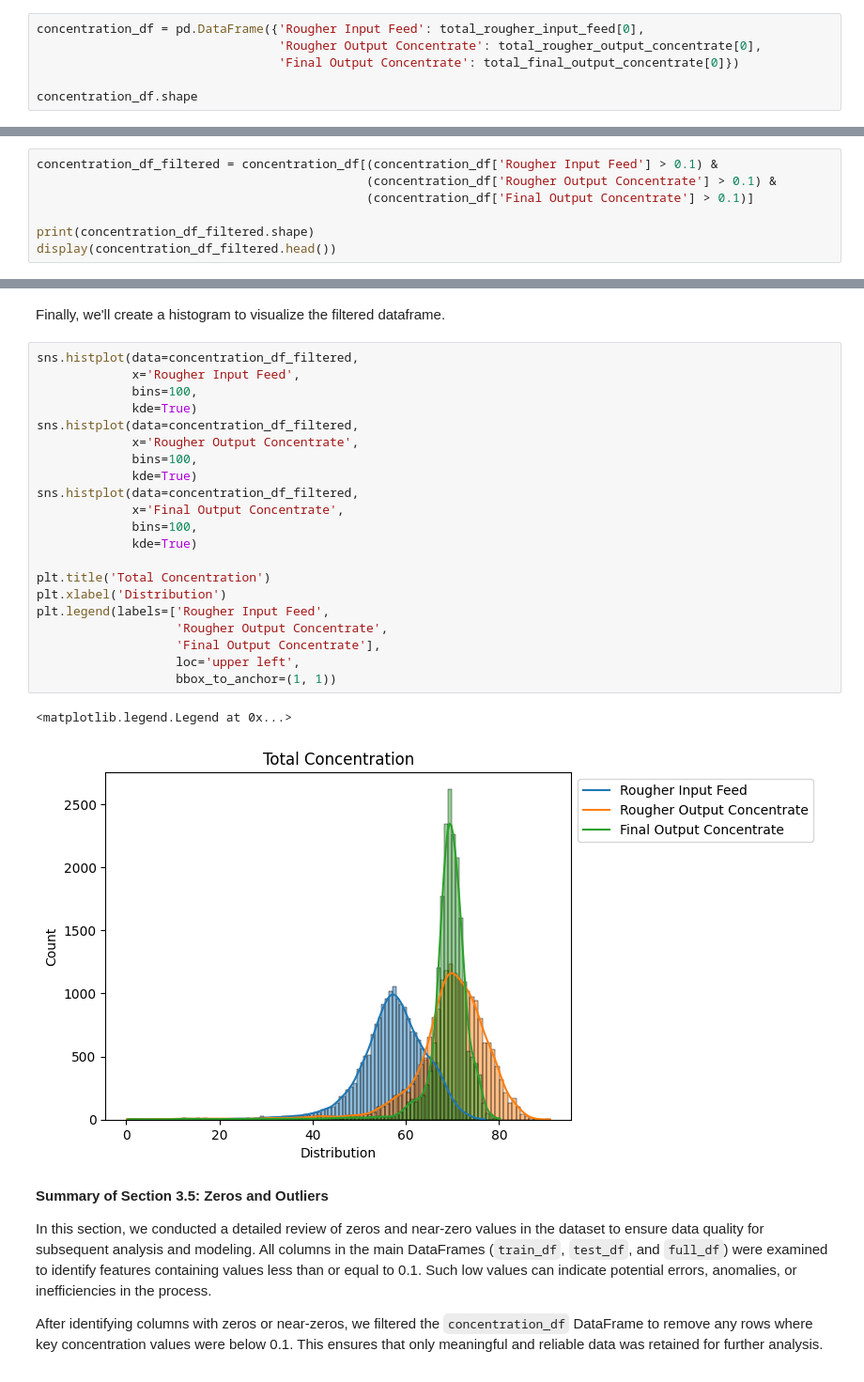
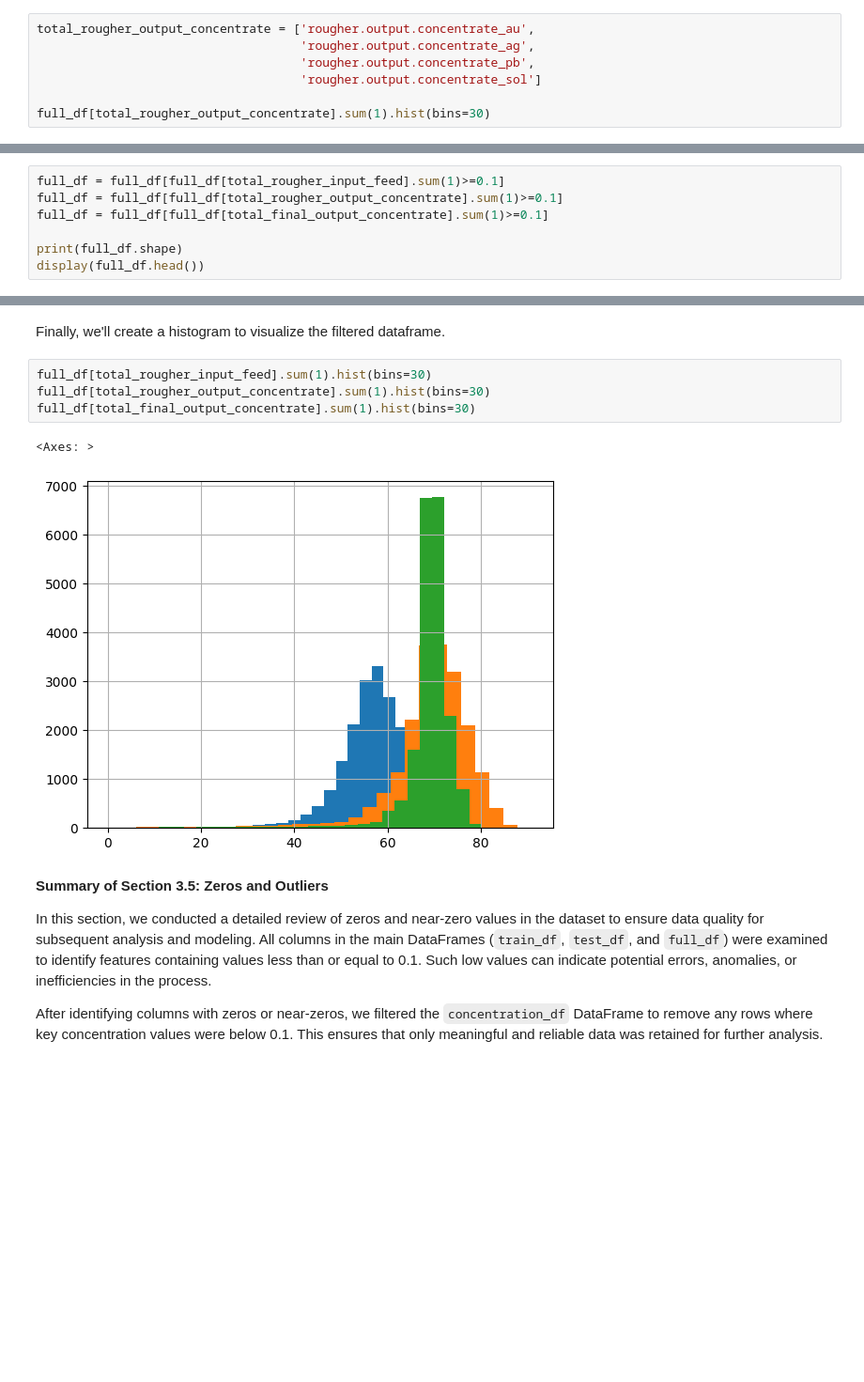
Before and after one commit to Vyncent-vdW/sprint_ten_gold_mining_project, a Jupyter notebook: sprint_ten_gold_mining_project_nb.ipynb, the cells around one changed output, grey strips where cells are left out. Shown at 94% size. Drawn from its saved outputs; the diff is of its cells as text; blank space fills up the shorter version.

```diff
--- a/sprint_ten_gold_mining_project_nb.ipynb
+++ b/sprint_ten_gold_mining_project_nb.ipynb
@@ -2607,7 +2605,8 @@ total_final_output_concentrate = [full_df['final.output.concentrate_au']
 # %%
-concentration_df = pd.DataFrame({'Rougher Input Feed': total_rougher_input_feed[0],
-                                 'Rougher Output Concentrate': total_rougher_output_concentrate[0],
-                                 'Final Output Concentrate': total_final_output_concentrate[0]})
+total_rougher_output_concentrate = ['rougher.output.concentrate_au',
+                                    'rougher.output.concentrate_ag',
+                                    'rougher.output.concentrate_pb',
+                                    'rougher.output.concentrate_sol']
 
-concentration_df.shape
+full_df[total_rougher_output_concentrate].sum(1).hist(bins=30)
 # %% [output]
@@ -2701,10 +2703,10 @@ None
 # %% [markdown]
 Now we'll filter `concentration_df` to discard rows with values < 0.1. This helps ensure that only meaningful concentration data is retained for further analysis.
 # %%
-concentration_df_filtered = concentration_df[(concentration_df['Rougher Input Feed'] > 0.1) &
-                                             (concentration_df['Rougher Output Concentrate'] > 0.1) &
-                                             (concentration_df['Final Output Concentrate'] > 0.1)]
+full_df = full_df[full_df[total_rougher_input_feed].sum(1)>=0.1]
+full_df = full_df[full_df[total_rougher_output_concentrate].sum(1)>=0.1]
+full_df = full_df[full_df[total_final_output_concentrate].sum(1)>=0.1]
 
-print(concentration_df_filtered.shape)
-display(concentration_df_filtered.head())
+print(full_df.shape)
+display(full_df.head())
 # %% [output]
@@ -2718,29 +2721,12 @@ display(concentration_df_filtered.head())
 # %% [markdown]
 Finally, we'll create a histogram to visualize the filtered dataframe.
 # %%
-sns.histplot(data=concentration_df_filtered,
-             x='Rougher Input Feed',
-             bins=100,
-             kde=True)
-sns.histplot(data=concentration_df_filtered,
-             x='Rougher Output Concentrate',
-             bins=100,
-             kde=True)
-sns.histplot(data=concentration_df_filtered,
-             x='Final Output Concentrate',
-             bins=100,
-             kde=True)
-
-plt.title('Total Concentration')
-plt.xlabel('Distribution')
-plt.legend(labels=['Rougher Input Feed',
-                   'Rougher Output Concentrate',
-                   'Final Output Concentrate'],
-                   loc='upper left',
-                   bbox_to_anchor=(1, 1))
+full_df[total_rougher_input_feed].sum(1).hist(bins=30)
+full_df[total_rougher_output_concentrate].sum(1).hist(bins=30)
+full_df[total_final_output_concentrate].sum(1).hist(bins=30)
 # %% [output]
-<matplotlib.legend.Legend at 0x...>
+<Axes: >
-[figure, old version]
+[figure, new version]
 # %% [markdown]
 **Summary of Section 3.5: Zeros and Outliers**
 
```
Also changed, not shown: parts of 25 cells of this notebook.
